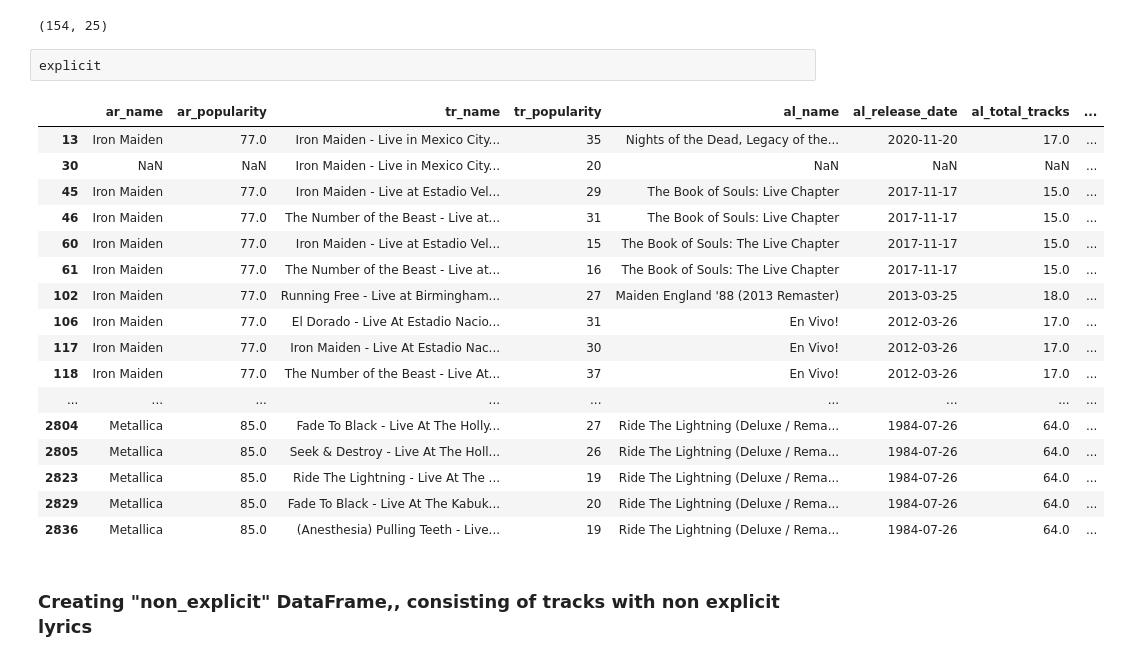
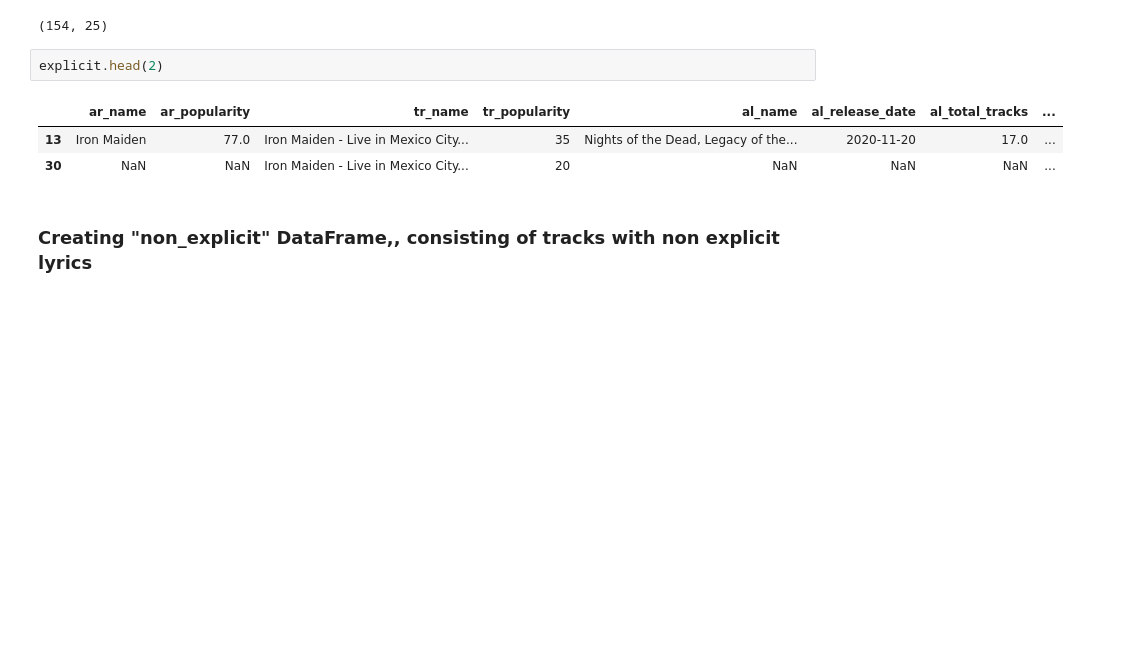
Before and after one commit to hippoghost/Spotify_data_analysis, a Jupyter notebook: Adulthoodbands_analysis.ipynb, the cells around one changed output. Saved outputs shown, nothing was run; the diff lists cells and outputs as text; blank space fills up the shorter version.

```diff
--- a/Adulthoodbands_analysis.ipynb
+++ b/Adulthoodbands_analysis.ipynb
@@ -521,25 +499,11 @@ explicit.shape
 # %% [output]
 (154, 25)
 # %%
-explicit
+explicit.head(2)
 # %% [output]
 |  | ar_name | ar_popularity | tr_name | tr_popularity | al_name | al_release_date | al_total_tracks | ... |
 | 13 | Iron Maiden | 77.0 | Iron Maiden - Live in Mexico City... | 35 | Nights of the Dead, Legacy of the... | 2020-11-20 | 17.0 | ... |
 | 30 | NaN | NaN | Iron Maiden - Live in Mexico City... | 20 | NaN | NaN | NaN | ... |
-| 45 | Iron Maiden | 77.0 | Iron Maiden - Live at Estadio Vel... | 29 | The Book of Souls: Live Chapter | 2017-11-17 | 15.0 | ... |
-| 46 | Iron Maiden | 77.0 | The Number of the Beast - Live at... | 31 | The Book of Souls: Live Chapter | 2017-11-17 | 15.0 | ... |
-| 60 | Iron Maiden | 77.0 | Iron Maiden - Live at Estadio Vel... | 15 | The Book of Souls: The Live Chapter | 2017-11-17 | 15.0 | ... |
-| 61 | Iron Maiden | 77.0 | The Number of the Beast - Live at... | 16 | The Book of Souls: The Live Chapter | 2017-11-17 | 15.0 | ... |
-| 102 | Iron Maiden | 77.0 | Running Free - Live at Birmingham... | 27 | Maiden England '88 (2013 Remaster) | 2013-03-25 | 18.0 | ... |
-| 106 | Iron Maiden | 77.0 | El Dorado - Live At Estadio Nacio... | 31 | En Vivo! | 2012-03-26 | 17.0 | ... |
-| 117 | Iron Maiden | 77.0 | Iron Maiden - Live At Estadio Nac... | 30 | En Vivo! | 2012-03-26 | 17.0 | ... |
-| 118 | Iron Maiden | 77.0 | The Number of the Beast - Live At... | 37 | En Vivo! | 2012-03-26 | 17.0 | ... |
-| ... | ... | ... | ... | ... | ... | ... | ... | ... |
-| 2804 | Metallica | 85.0 | Fade To Black - Live At The Holly... | 27 | Ride The Lightning (Deluxe / Rema... | 1984-07-26 | 64.0 | ... |
-| 2805 | Metallica | 85.0 | Seek & Destroy - Live At The Holl... | 26 | Ride The Lightning (Deluxe / Rema... | 1984-07-26 | 64.0 | ... |
-| 2823 | Metallica | 85.0 | Ride The Lightning - Live At The ... | 19 | Ride The Lightning (Deluxe / Rema... | 1984-07-26 | 64.0 | ... |
-| 2829 | Metallica | 85.0 | Fade To Black - Live At The Kabuk... | 20 | Ride The Lightning (Deluxe / Rema... | 1984-07-26 | 64.0 | ... |
-| 2836 | Metallica | 85.0 | (Anesthesia) Pulling Teeth - Live... | 19 | Ride The Lightning (Deluxe / Rema... | 1984-07-26 | 64.0 | ... |
 # %% [markdown]
 ### Creating "non_explicit" DataFrame,, consisting of tracks with non explicit lyrics
 # %%
```
Also changed, not shown: parts of 6 cells of this notebook.
